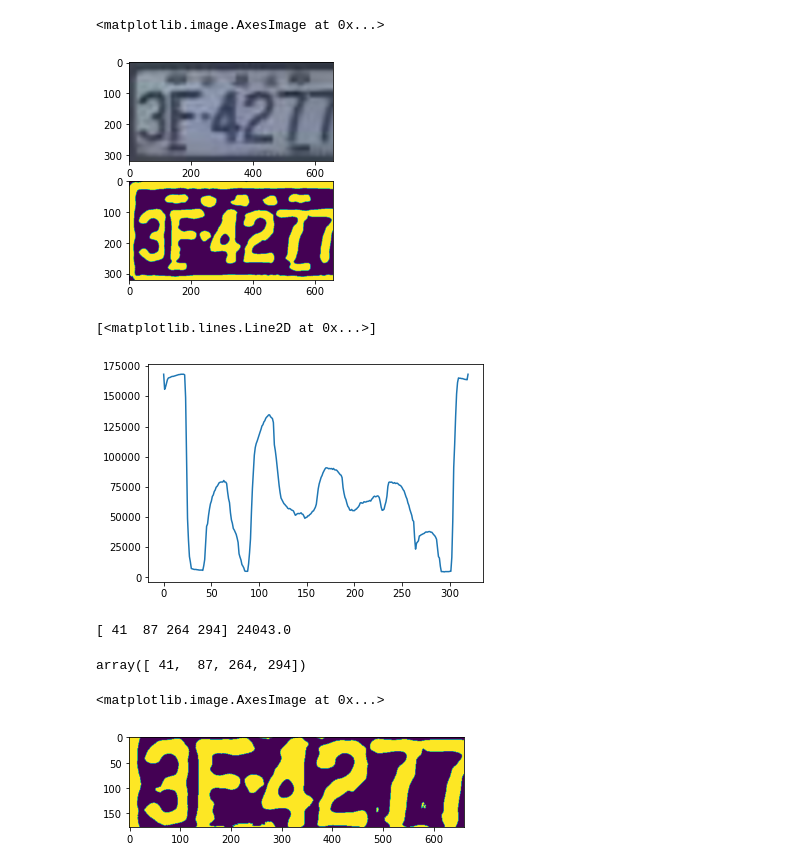
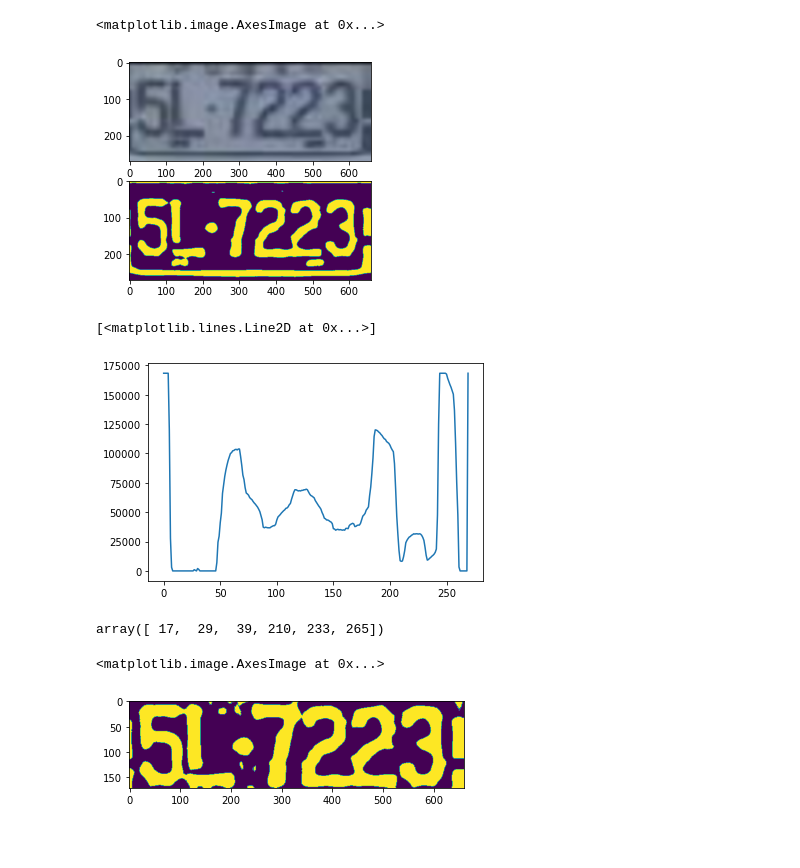
Before and after one commit to fibercoke/FaceManipulationProject, a Jupyter notebook: CHARSPLIT-Copy1.ipynb, the cells around one changed output. Drawn from its saved outputs; the diff is of its cells as text; code cells hidden in the pictures; blank space fills up the shorter version.

```diff
--- a/CHARSPLIT-Copy1.ipynb
+++ b/CHARSPLIT-Copy1.ipynb
@@ -33,7 +33,7 @@ xml_in_root_path = './data/Plate_dataset/AC/train/xml/'
 # %%
 xmls = [filename for filename in os.listdir(xml_in_root_path) if filename.endswith('.xml')]
 # %%
-xml = '122.xml'
+xml = '150.xml'
 annotation_xml = lxml.etree.fromstring(open(os.path.join(xml_in_root_path, xml)).read())
 annotation = parse_xml(annotation_xml)['annotation']
 img_file_name = annotation['filename']
@@ -45,24 +45,31 @@ ymax = int(annotation['object'][0]['bndbox']['ymax'])
 # %%
 border_delta=10
 # %%
-def bw_process(img, gk_size, bias):
+def bw_process(img, gk_size, bias, gau):
     img_grey = cv2.cvtColor(img, cv2.COLOR_BGRA2GRAY)
-    equ = cv2.equalizeHist(img_grey)
-    img_bw = cv2.adaptiveThreshold(equ, 255, cv2.ADAPTIVE_THRESH_MEAN_C, cv2.THRESH_BINARY, gk_size, bias)
-    #_, img_bw = cv2.threshold(img_raw,127,255,cv2.THRESH_BINARY)
-    img_bw = 255 - img_bw
+    #equ = cv2.equalizeHist(img_grey)
+    #equ = cv2.normalize(img_grey, normType=cv2.NORM_MINMAX)
+    equ = img_grey - np.min(img_grey)
+    equ = equ.astype(np.float) / np.max(equ) * 255.0
+    equ = equ.astype(np.uint8)
+    equ = cv2.medianBlur(equ, 3)
+    if gau:
+        img_bw = cv2.adaptiveThreshold(equ, 255, cv2.ADAPTIVE_THRESH_MEAN_C, cv2.THRESH_BINARY, gk_size, bias)
+        img_bw = 255 - img_bw
+    else:
+        _, img_bw = cv2.threshold(equ,127,255,cv2.THRESH_BINARY_INV)
     return img_bw
 # %%
 img_raw = img_rawer = tf.image.decode_jpeg(open(img_path, 'rb').read())
 img_rawer = cut_plate(img_rawer, xmin, ymin, xmax, ymax)
 # %%
 img_raw = cv2.GaussianBlur(img_rawer, (15,15),0)
-img_bw = bw_process(img_raw, gk_size=77, bias=9)
+img_bw = bw_process(img_raw, gk_size=75, bias=16, gau=True)
 plt.subplot(2,1,1).imshow(img_raw)
 plt.subplot(2,1,2).imshow(img_bw)
 # %% [output]
 <matplotlib.image.AxesImage at 0x...>
-[figure, old version]
+[figure, new version]
 # %%
 sum_column = np.sum(img_bw, axis=1).astype(np.int32)
 mx = np.max(sum_column)
@@ -71,10 +78,10 @@ sum_column[-1] = mx + 1
 plt.plot(sum_column)
 # %% [output]
 [<matplotlib.lines.Line2D at 0x...>]
-[figure, old version]
+[figure, new version]
 # %%
 step = sum_column.max() / 200
-thresh = sum_column.max() / 7 - step
+thresh = sum_column.max()/7 - step
 bogus = []
 #tot = 0
 while len(bogus) < 2:
@@ -83,24 +90,23 @@ while len(bogus) < 2:
     #    break
     thresh += step
     bogus = signal.find_peaks(-sum_column, distance=10, height=-thresh)[0]
-    print(bogus, thresh)
+    #print(bogus, thresh)
     if len(bogus) >= 2:
         if np.diff(bogus).max() / img_raw.shape[0] < 0.4:
             bogus = []
 bogus
 # %% [output]
-[ 41  87 264 294] 24043.0
+array([ 17,  29,  39, 210, 233, 265])
-array([ 41,  87, 264, 294])
 # %%
 bogus_diff = np.diff(bogus)
 pos = np.argmax(bogus_diff)
 L,R = bogus[pos],bogus[pos+1]
 row_cuted = img_raw[L:R]
-img_bw = bw_process(row_cuted, gk_size=67, bias=2)
+img_bw = bw_process(row_cuted, gk_size=67, bias=2, gau=True)
 plt.imshow(img_bw)
 # %% [output]
 <matplotlib.image.AxesImage at 0x...>
-[figure, old version]
+[figure, new version]
 # %%
 row_cuted_blured = cv2.medianBlur(img_bw, 3)
 contours, hierarchy = cv2.findContours(row_cuted_blured, cv2.RETR_EXTERNAL, cv2.CHAIN_APPROX_SIMPLE)
```
Also changed, not shown: parts of 8 cells of this notebook, 5 other files.
